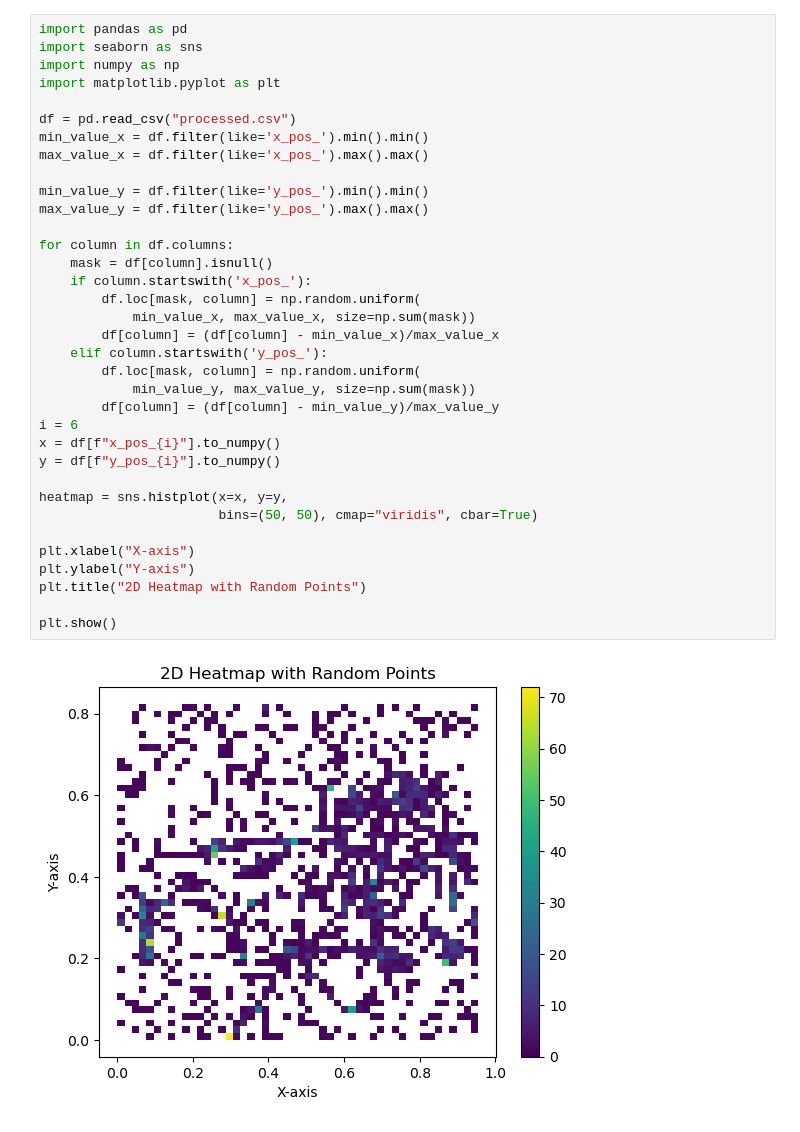
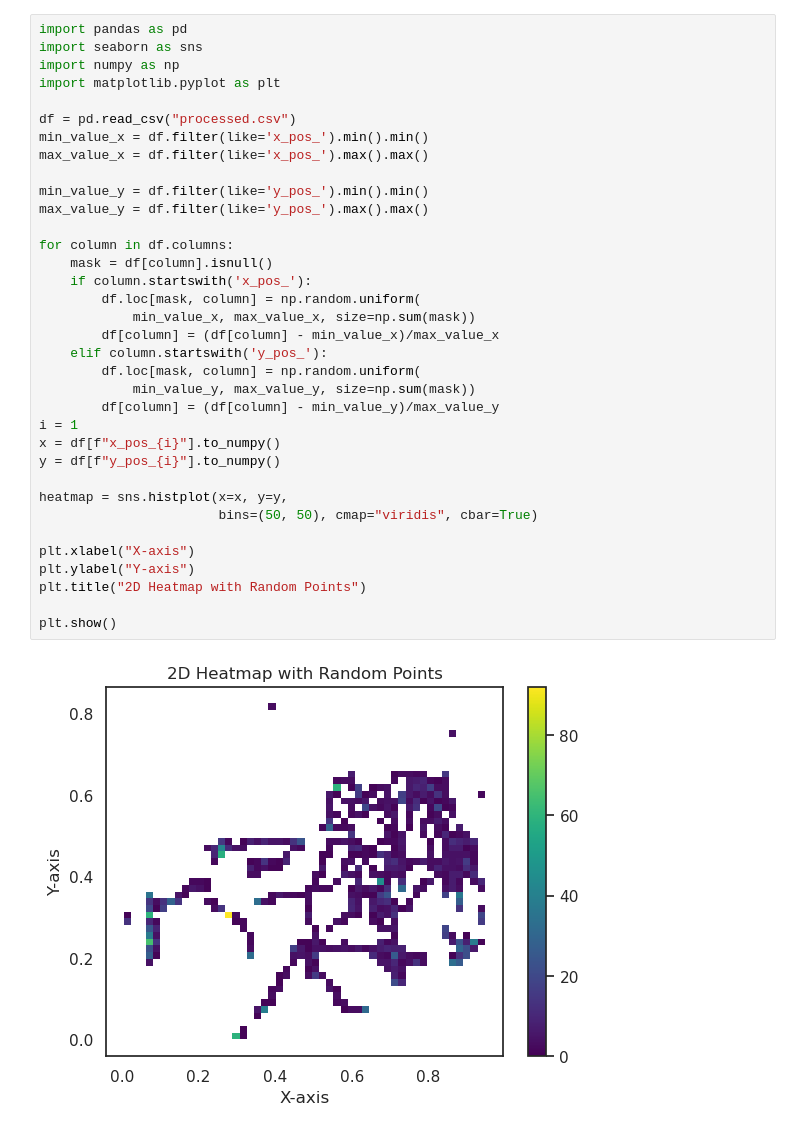
Before and after one commit to DaniAffCH/passage-human-feedback, a Jupyter notebook: generator/inference.ipynb, the cells around one changed output. Drawn from its saved outputs; the diff is of its cells as text.

```diff
--- a/generator/inference.ipynb
+++ b/generator/inference.ipynb
@@ -61,32 +64,32 @@ import matplotlib.pyplot as plt
 
 df = pd.read_csv("processed.csv")
 min_value_x = df.filter(like='x_pos_').min().min()
 max_value_x = df.filter(like='x_pos_').max().max()
 
 min_value_y = df.filter(like='y_pos_').min().min()
 max_value_y = df.filter(like='y_pos_').max().max()
 
 for column in df.columns:
     mask = df[column].isnull()
     if column.startswith('x_pos_'):
         df.loc[mask, column] = np.random.uniform(
             min_value_x, max_value_x, size=np.sum(mask))
         df[column] = (df[column] - min_value_x)/max_value_x
     elif column.startswith('y_pos_'):
         df.loc[mask, column] = np.random.uniform(
             min_value_y, max_value_y, size=np.sum(mask))
         df[column] = (df[column] - min_value_y)/max_value_y
-i = 6
+i = 1
 x = df[f"x_pos_{i}"].to_numpy()
 y = df[f"y_pos_{i}"].to_numpy()
 
 heatmap = sns.histplot(x=x, y=y,
                        bins=(50, 50), cmap="viridis", cbar=True)
 
 plt.xlabel("X-axis")
 plt.ylabel("Y-axis")
 plt.title("2D Heatmap with Random Points")
 
 plt.show()
 # %% [output]
-[figure, old version]
+[figure, new version]
```
Also changed, not shown: parts of 2 cells of this notebook, 11 other files.
